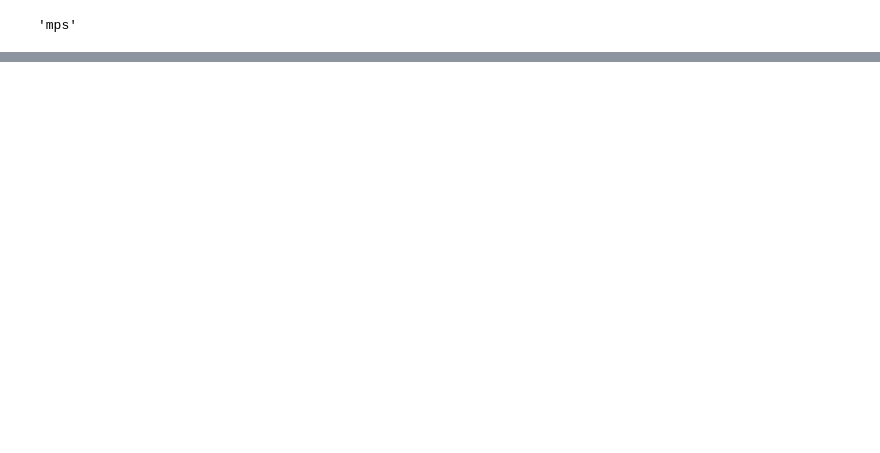
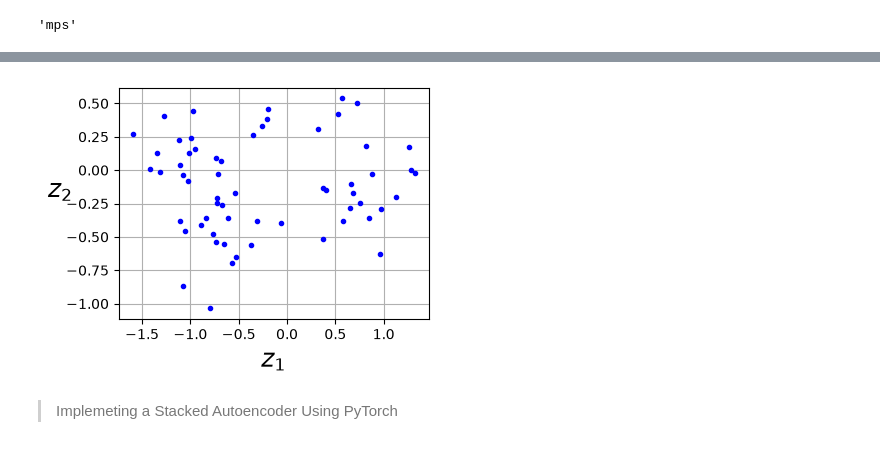
Before and after one commit to Cosminius/Autoencoders-GANs-and-Diffusion-Models, a Jupyter notebook: autoencoders.ipynb, the cells around one changed output, grey strips where cells are left out. Saved outputs shown, nothing was run; the diff lists cells and outputs as text; code cells hidden in the pictures; blank space fills up the shorter version.

```diff
--- a/autoencoders.ipynb
+++ b/autoencoders.ipynb
@@ -89,3 +96,17 @@ torch.manual_seed(42)
 encoder = nn.Linear(3, 2)
 decoder = nn.Linear(2, 3)
 autoencoder = nn.Sequential(encoder, decoder).to(device)
+# %%
+def generate_data(m, seed=42):
+    X = np.zeros((m, 3))  # initialize 3D dataset
+    rng = np.random.default_rng(seed)
+    angles = (rng.random(m) ** 3 + 0.5) * 2 * np.pi  # uneven distribution
+    X[:, 0], X[:, 1] = np.cos(angles), np.sin(angles) * 0.5  # oval
+    X += 0.28 * rng.standard_normal((m, 3))  # add more noise
+    X = Rotation.from_rotvec([np.pi / 29, -np.pi / 20, np.pi / 4]).apply(X)
+    X += [0.2, 0, 0.2]  # shift a bit
+    return torch.from_numpy(X.astype(np.float32))
+# %%
+X_train = generate_data(60, seed=42)
+train_set = TensorDataset(X_train, X_train)
+train_loader = DataLoader(train_set, batch_size=32, shuffle=True)
@@ -91,0 +147,15 @@ autoencoder = nn.Sequential(encoder, decoder).to(device)
+# %%
+codings = encoder(X_train.to(device))
+# %%
+fig = plt.figure(figsize=(4, 3))
+codings_np = codings.cpu().detach().numpy()
+plt.plot(codings_np[:, 0], codings_np[:, 1], "b.")
+plt.xlabel("$z_1$", fontsize=18)
+plt.ylabel("$z_2$", fontsize=18, rotation=0)
+plt.grid(True)
+
+plt.show()
+# %% [output]
+[figure, added]
+# %% [markdown]
+> Implemeting a Stacked Autoencoder Using PyTorch
```
Also changed, not shown: parts of 78 cells of this notebook, 1 other file.
